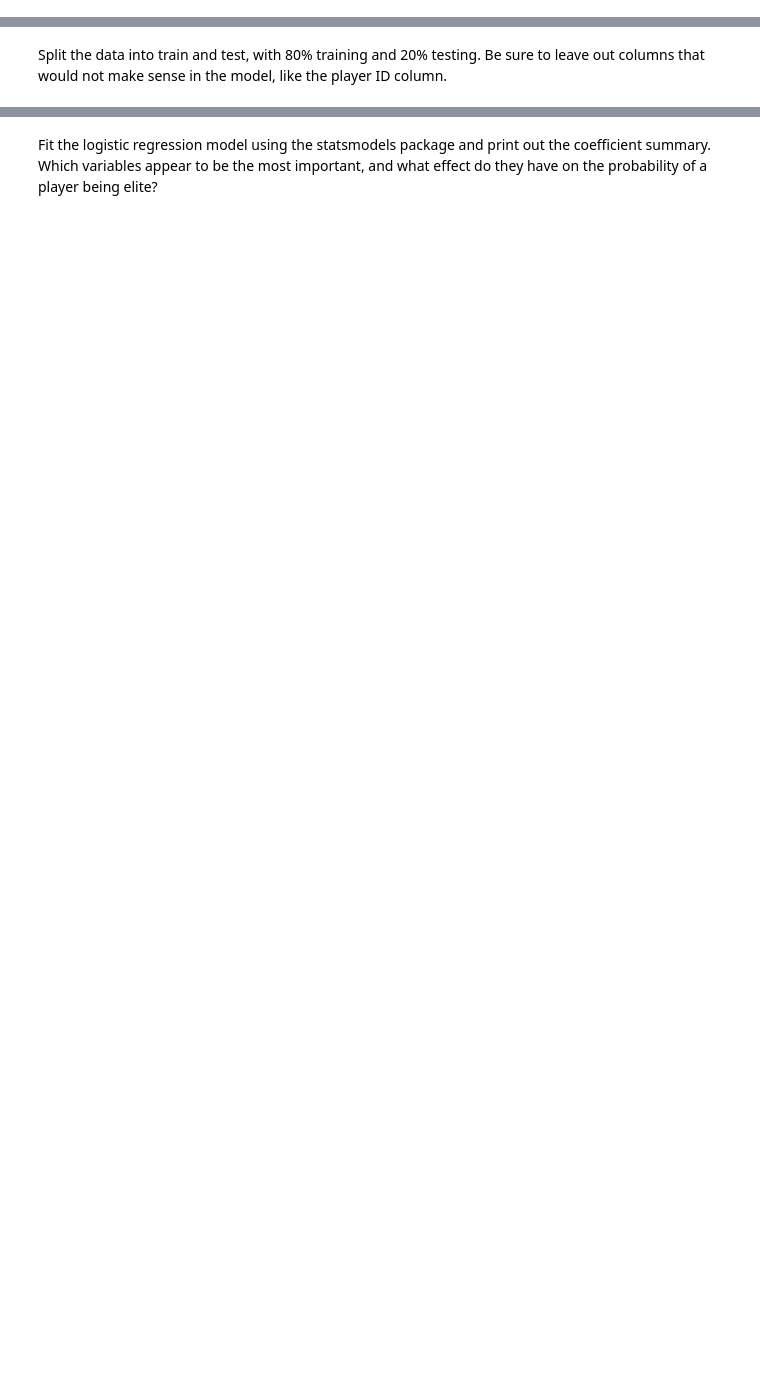
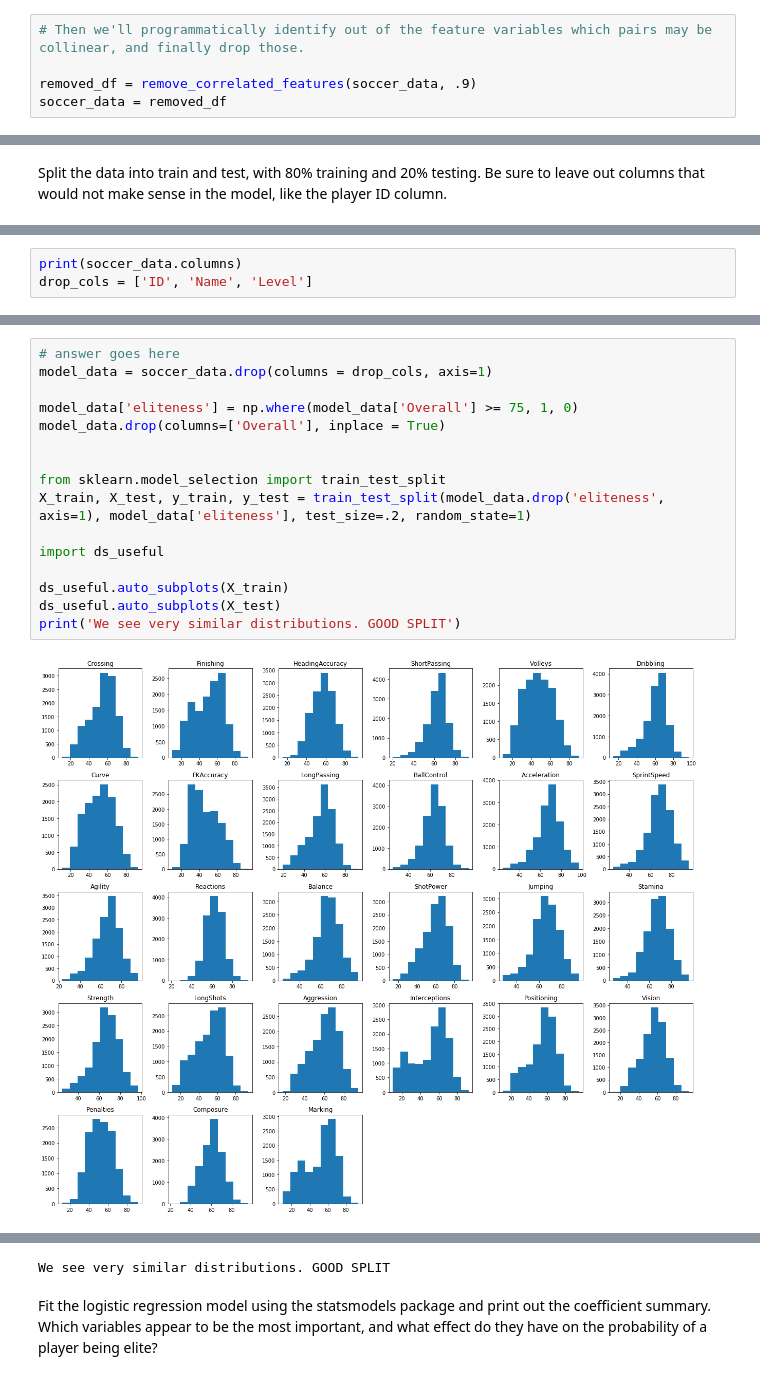
Before and after one commit to thinkful-dsi-cassowary/dsi3_student_pair_work, a Jupyter notebook: Coby/24_01_Day 24 Lecture 1 Assignment.ipynb, the cells around one changed output, grey strips where cells are left out. Cells and saved outputs as stored; diff of their text form; blank space fills up the shorter version.

```diff
--- a/Coby/24_01_Day 24 Lecture 1 Assignment.ipynb
+++ b/Coby/24_01_Day 24 Lecture 1 Assignment.ipynb
@@ -44,0 +72,5 @@ Address potential collinearity issues by removing the appropriate features. Ther
+# %%
+# Then we'll programmatically identify out of the feature variables which pairs may be collinear, and finally drop those.
+
+removed_df = remove_correlated_features(soccer_data, .9)
+soccer_data = removed_df
@@ -48,0 +82,3 @@ Split the data into train and test, with 80% training and 20% testing. Be sure t
+# %%
+print(soccer_data.columns)
+drop_cols = ['ID', 'Name', 'Level']
@@ -48,0 +93,18 @@ Split the data into train and test, with 80% training and 20% testing. Be sure t
+# %%
+# answer goes here
+model_data = soccer_data.drop(columns = drop_cols, axis=1)
+
+model_data['eliteness'] = np.where(model_data['Overall'] >= 75, 1, 0)
+model_data.drop(columns=['Overall'], inplace = True)
+
+
+from sklearn.model_selection import train_test_split
+X_train, X_test, y_train, y_test = train_test_split(model_data.drop('eliteness', axis=1), model_data['eliteness'], test_size=.2, random_state=1)
+
+import ds_useful
+
+ds_useful.auto_subplots(X_train)
+ds_useful.auto_subplots(X_test)
+print('We see very similar distributions. GOOD SPLIT')
+# %% [output]
+[figure, added]
@@ -49,2 +112,3 @@ Split the data into train and test, with 80% training and 20% testing. Be sure t
+We see very similar distributions. GOOD SPLIT
 # %% [markdown]
 Fit the logistic regression model using the statsmodels package and print out the coefficient summary. Which variables appear to be the most important, and what effect do they have on the probability of a player being elite?
```
Also changed, not shown: parts of 13 cells of this notebook, 2 other files.
